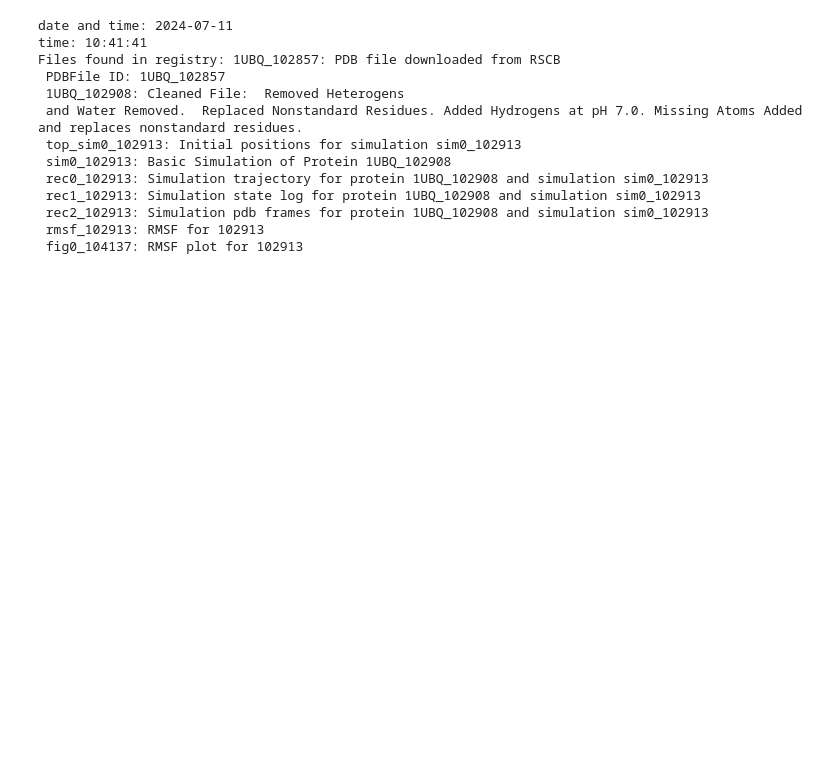
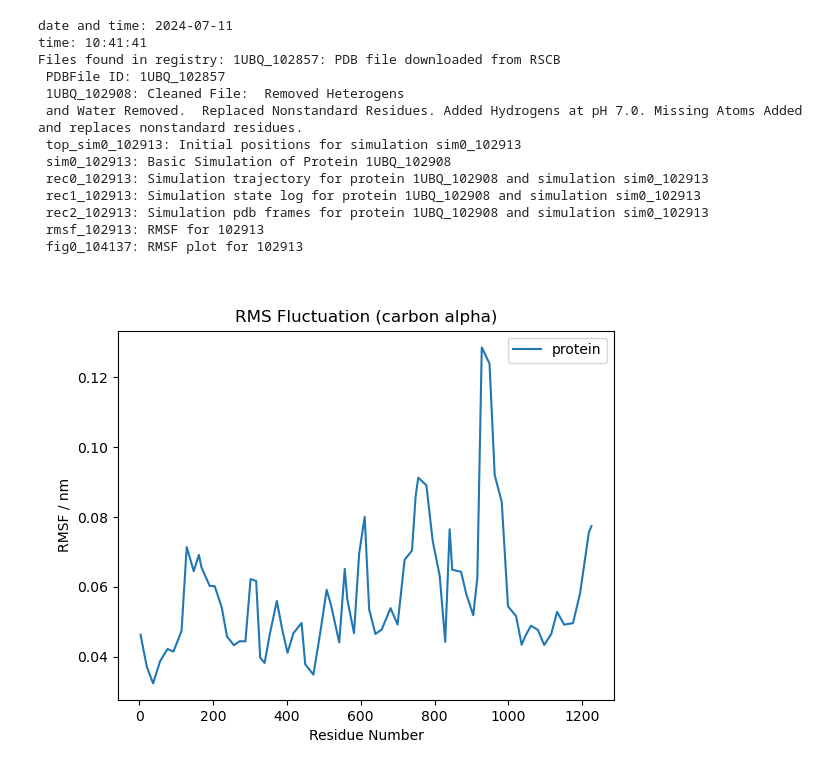
Before and after one commit to ur-whitelab/md-agent, a Jupyter notebook: notebooks/experiments/gpt-3.5-turbo-0125/exp_14.ipynb, the cells around one changed output. Drawn from its saved outputs; the diff is of its cells as text; code cells hidden in the pictures; blank space fills up the shorter version.

```diff
--- a/notebooks/experiments/gpt-3.5-turbo-0125/exp_14.ipynb
+++ b/notebooks/experiments/gpt-3.5-turbo-0125/exp_14.ipynb
@@ -86,3 +86,15 @@ Files found in registry: 1UBQ_102857: PDB file downloaded from RSCB
  rec2_102913: Simulation pdb frames for protein 1UBQ_102908 and simulation sim0_102913
  rmsf_102913: RMSF for 102913
  fig0_104137: RMSF plot for 102913
+# %%
+from IPython.display import Image
+
+path_1 = registry.get_mapped_path("fig0_104137")
+# path_2 = registry.get_mapped_path("fig0_034641")
+
+assert os.path.exists(path_1), "Path does not exist"
+# assert os.path.exists(path_2), "Path does not exist"
+
+Image(filename=path_1)
+# %% [output]
+[figure, added]
```
Also changed, not shown: parts of 1 cell of this notebook, 3 other files.
